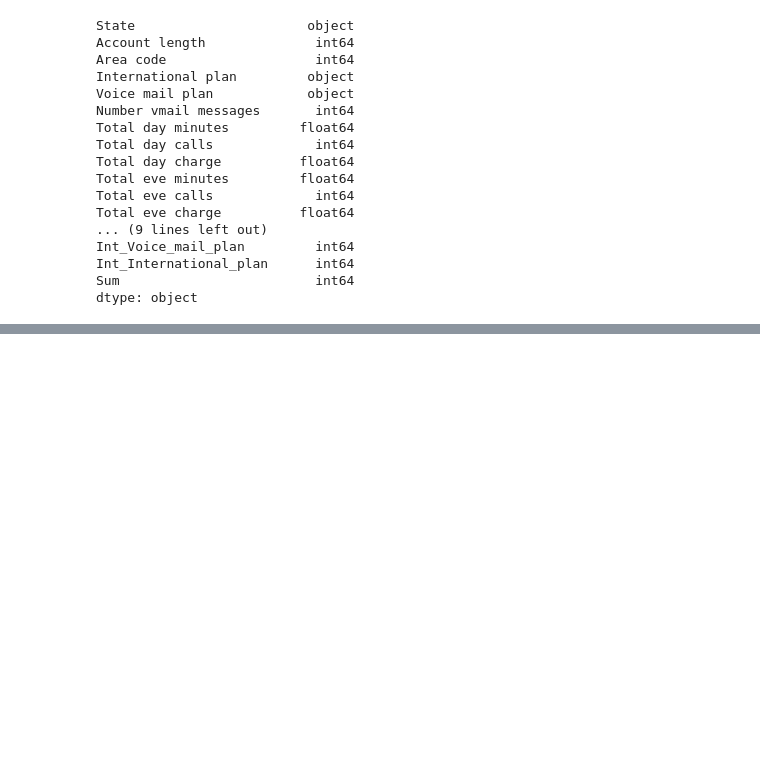
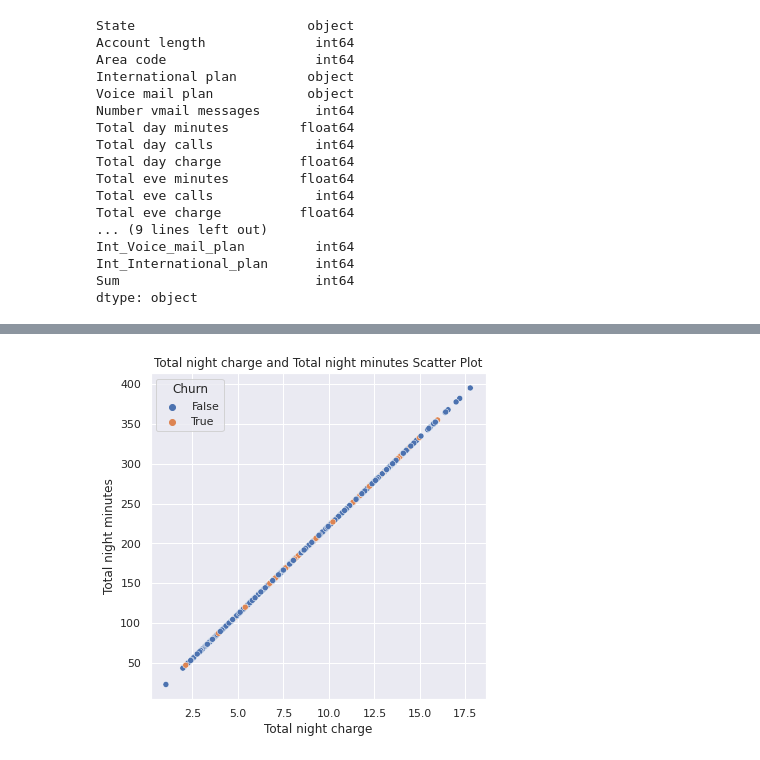
Before and after one commit to aishwaryabhat19/Telecom-Churn-EDA-, a Jupyter notebook: Aishwarya_Bhat_EDA_Project.ipynb, the cells around one changed output, grey strips where cells are left out. Saved outputs shown, nothing was run; the diff lists cells and outputs as text; code cells hidden in the pictures; blank space fills up the shorter version.

```diff
--- a/Aishwarya_Bhat_EDA_Project.ipynb
+++ b/Aishwarya_Bhat_EDA_Project.ipynb
@@ -224,0 +258,5 @@ dtype: object
+# %%
+df_scattr(df['Total night charge'],df['Total night minutes'],df,'Total night charge','Total night minutes','Churn')
+#As the total night minutes increases the total night charges also increase which is leading to churn
+# %% [output]
+[figure, added]
```
Also changed, not shown: parts of 26 cells of this notebook.
